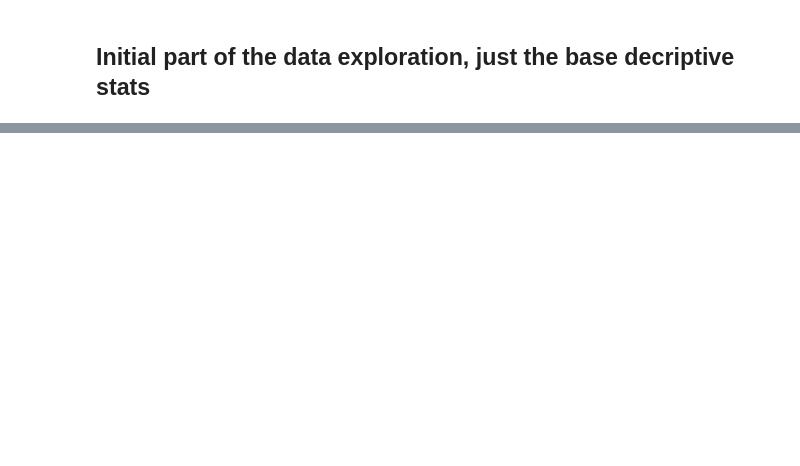
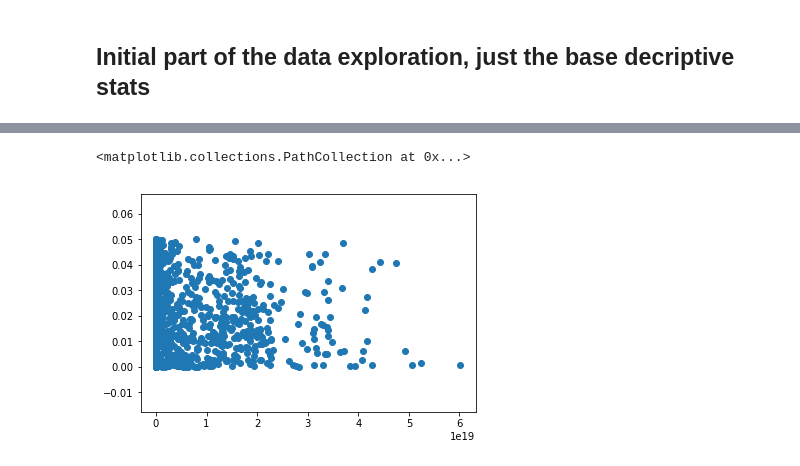
Before and after one commit to Doncurt/DS-final-proj, a Jupyter notebook: notebooks/Initial Exploration.ipynb, the cells around one changed output, grey strips where cells are left out. Saved outputs shown, nothing was run; the diff lists cells and outputs as text; code cells hidden in the pictures; blank space fills up the shorter version.

```diff
--- a/notebooks/Initial Exploration.ipynb
+++ b/notebooks/Initial Exploration.ipynb
@@ -14,0 +26,24 @@ df
+# %%
+#used to calulat explosive force
+def comparable(x):
+  if x <= 0.0005:
+    return 'Large city block'
+  elif x > 0.0006 and x <= 0.004:
+    return 'Multiple city blocks'
+  elif x > 0.005 and x <= 0.009:
+    return 'Levels half large city'
+  elif x >0.01 and x <= 0.02:
+    return 'Levels most large city'
+  elif x > 0.02 and x<= 50:
+    return 'Entirety of Paris destroyed'
+  elif x > 50 and x <= 200:
+    return 'Mount Krakatoa comparable'
+  elif x > 200 and x<= 1000:
+    return 'Minor extiction event'
+  elif x>1000 and x<=5000:
+    return 'Continent exterminated'
+  elif x> 5000:
+    return 'Major extinction event'
+
+df['Damage']=df['Megatons(TNT)'].map(lambda x:comparable(x))
+df
@@ -39,2 +159,9 @@ ax = sns.tsplot(data=time, err_style="ci_bars", color="g")
+# %%
+plt.scatter(df['Force(joules)'], df['CA Distance Minimum (au)'])
+#based on these it loos like theres no correlation between the distance and the amount of force, which makes sense given the
+#spread of astreroids
+# %% [output]
+<matplotlib.collections.PathCollection at 0x...>
+[figure, added]
 # %%
 df.dtypes
```
Also changed, not shown: parts of 14 cells of this notebook.
